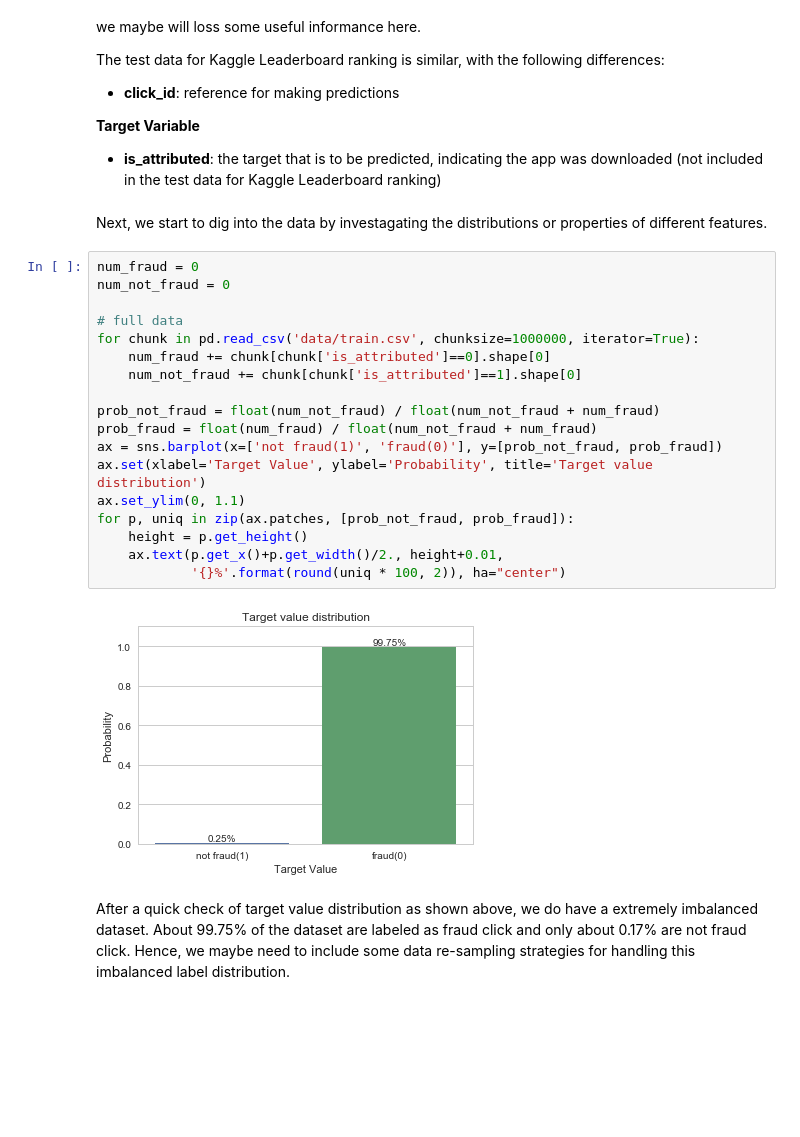
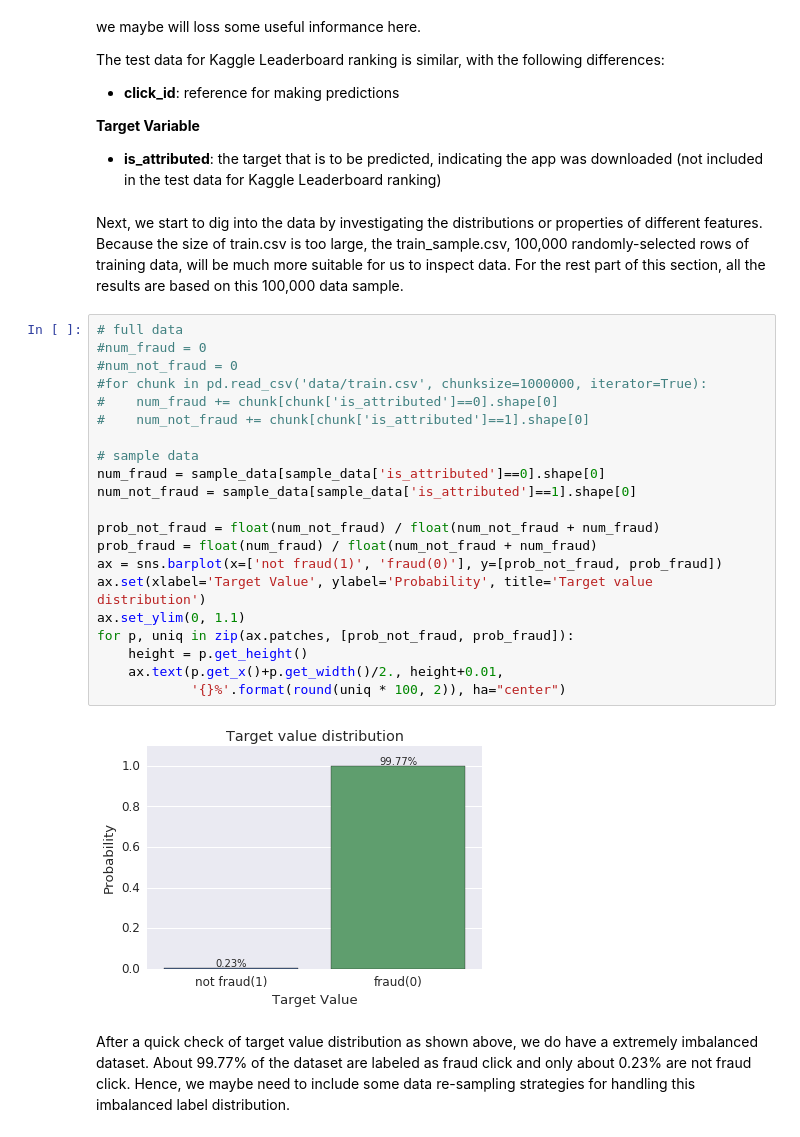
Before and after one commit to yuhow/udacity_nano_ML_course, a Jupyter notebook: capstone/capstone.ipynb, the cells around one changed output. Drawn from its saved outputs; the diff is of its cells as text; blank space fills up the shorter version.

```diff
--- a/capstone/capstone.ipynb
+++ b/capstone/capstone.ipynb
@@ -114,30 +115,33 @@ The test data for Kaggle Leaderboard ranking is similar, with the following diff
 
 **Target Variable**
 - **is_attributed**: the target that is to be predicted, indicating the app was downloaded (not included in the test data for Kaggle Leaderboard ranking)
-# %% [markdown]
-Next, we start to dig into the data by investagating the distributions or properties of different features.
+# %% [markdown]
+Next, we start to dig into the data by investigating the distributions or properties of different features. Because the size of train.csv is too large, the train_sample.csv, 100,000 randomly-selected rows of training data, will be much more suitable for us to inspect data. For the rest part of this section, all the results are based on this 100,000 data sample.
 # %%
-num_fraud = 0
-num_not_fraud = 0
+# full data
+#num_fraud = 0
+#num_not_fraud = 0
+#for chunk in pd.read_csv('data/train.csv', chunksize=1000000, iterator=True):
+#    num_fraud += chunk[chunk['is_attributed']==0].shape[0]
+#    num_not_fraud += chunk[chunk['is_attributed']==1].shape[0]
 
-# full data
-for chunk in pd.read_csv('data/train.csv', chunksize=1000000, iterator=True):
-    num_fraud += chunk[chunk['is_attributed']==0].shape[0]
-    num_not_fraud += chunk[chunk['is_attributed']==1].shape[0]
+# sample data
+num_fraud = sample_data[sample_data['is_attributed']==0].shape[0]
+num_not_fraud = sample_data[sample_data['is_attributed']==1].shape[0]
 
 prob_not_fraud = float(num_not_fraud) / float(num_not_fraud + num_fraud)
 prob_fraud = float(num_fraud) / float(num_not_fraud + num_fraud)
 ax = sns.barplot(x=['not fraud(1)', 'fraud(0)'], y=[prob_not_fraud, prob_fraud])
 ax.set(xlabel='Target Value', ylabel='Probability', title='Target value distribution')
 ax.set_ylim(0, 1.1)
 for p, uniq in zip(ax.patches, [prob_not_fraud, prob_fraud]):
     height = p.get_height()
     ax.text(p.get_x()+p.get_width()/2., height+0.01,
             '{}%'.format(round(uniq * 100, 2)), ha="center")
 # %% [output]
-[figure, old version]
+[figure, new version]
 # %% [markdown]
-After a quick check of target value distribution as shown above, we do have a extremely imbalanced dataset. About 99.75% of the dataset are labeled as fraud click and only about 0.17% are not fraud click. Hence, we maybe need to include some data re-sampling strategies for handling this imbalanced label distribution.
+After a quick check of target value distribution as shown above, we do have a extremely imbalanced dataset. About 99.77% of the dataset are labeled as fraud click and only about 0.23% are not fraud click. Hence, we maybe need to include some data re-sampling strategies for handling this imbalanced label distribution.
 # %%
 checklist = ['ip', 'app', 'device', 'os', 'channel']
 dict_feature = dict()
```
Also changed, not shown: parts of 9 cells of this notebook.
